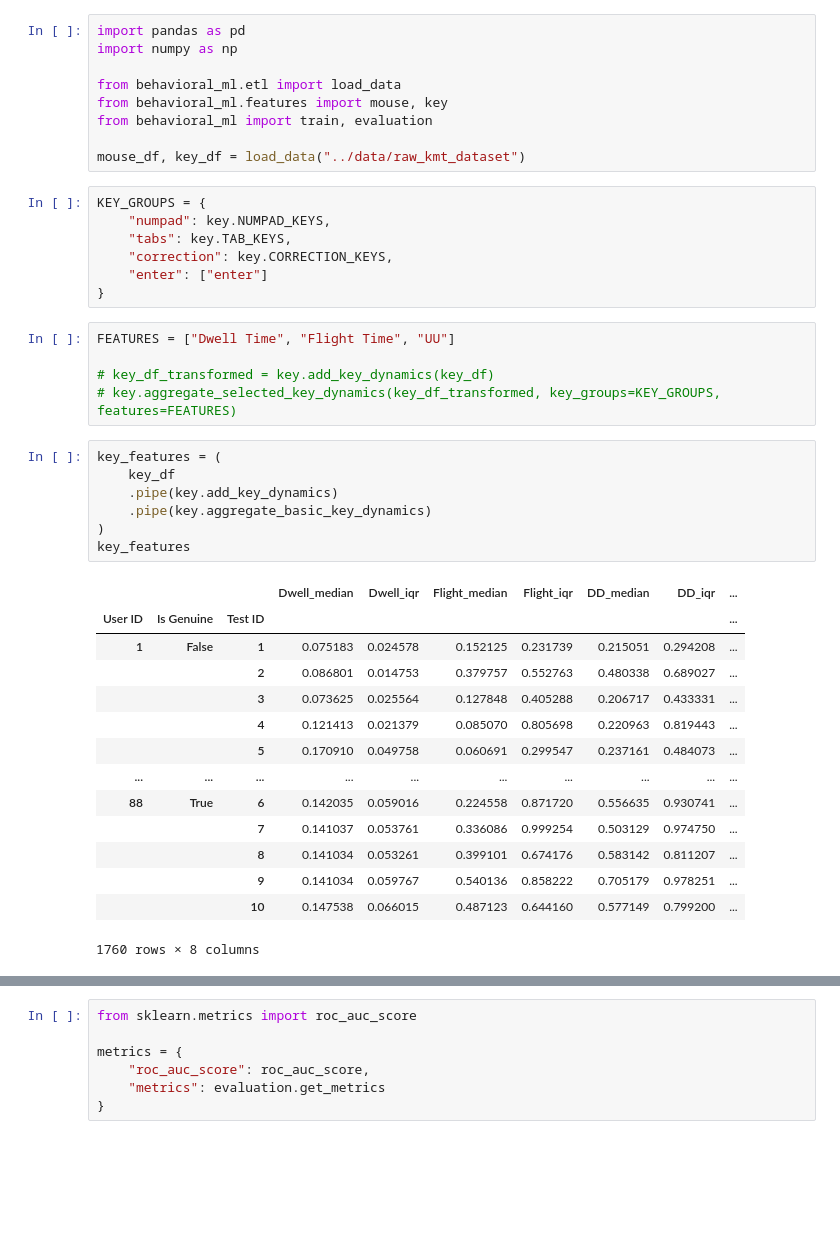
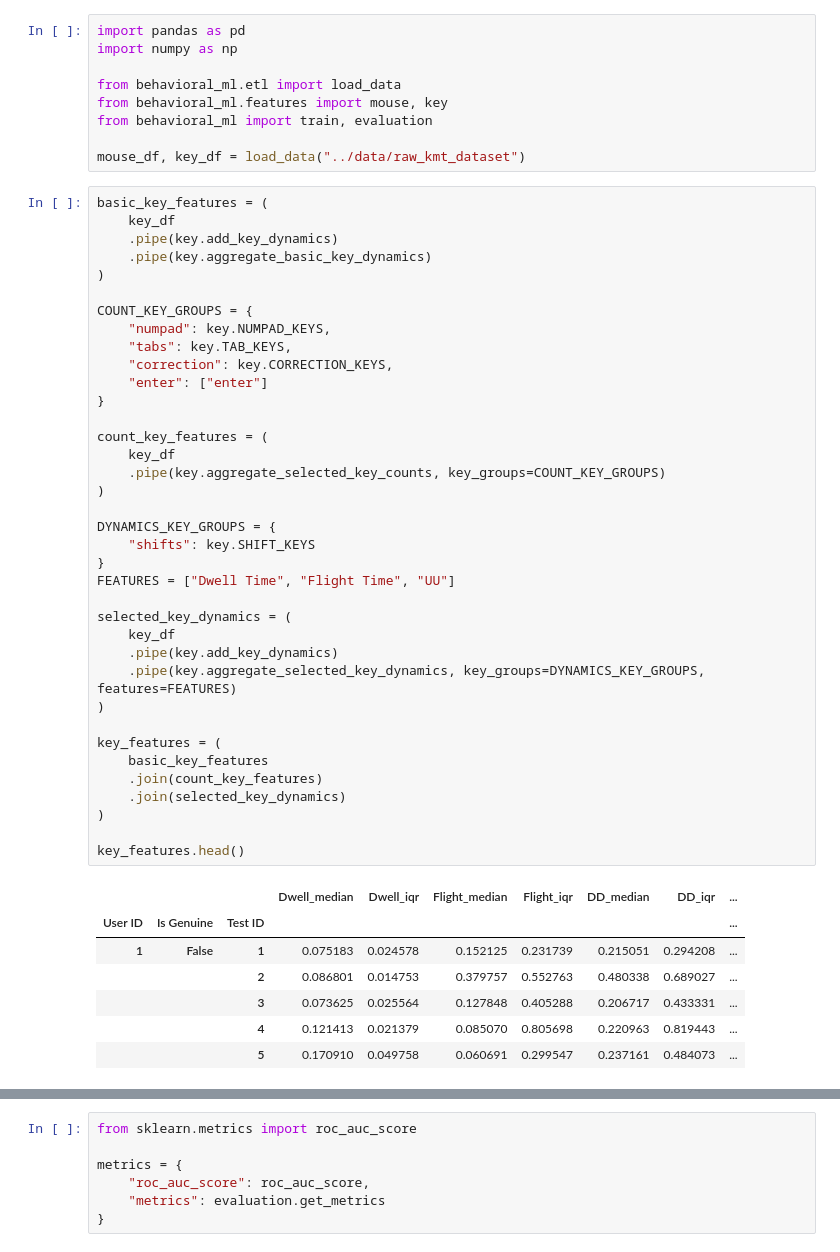
Before and after one commit to m-heldt/behavioral-ml, a Jupyter notebook: notebooks/models.ipynb, the cells around one changed output, grey strips where cells are left out. Cells and saved outputs as stored; diff of their text form; blank space fills up the shorter version.

```diff
--- a/notebooks/models.ipynb
+++ b/notebooks/models.ipynb
@@ -7,37 +7,48 @@ from behavioral_ml.features import mouse, key
 from behavioral_ml import train, evaluation
 
 mouse_df, key_df = load_data("../data/raw_kmt_dataset")
-# %%
-KEY_GROUPS = {
-    "numpad": key.NUMPAD_KEYS,
-    "tabs": key.TAB_KEYS,
-    "correction": key.CORRECTION_KEYS,
-    "enter": ["enter"]
-}
-# %%
-FEATURES = ["Dwell Time", "Flight Time", "UU"]
-
-# key_df_transformed = key.add_key_dynamics(key_df)
-# key.aggregate_selected_key_dynamics(key_df_transformed, key_groups=KEY_GROUPS, features=FEATURES)
 # %%
-key_features = (
+basic_key_features = (
     key_df
     .pipe(key.add_key_dynamics)
     .pipe(key.aggregate_basic_key_dynamics)
 )
-key_features
+
+COUNT_KEY_GROUPS = {
+    "numpad": key.NUMPAD_KEYS,
+    "tabs": key.TAB_KEYS,
+    "correction": key.CORRECTION_KEYS,
+    "enter": ["enter"]
+}
+
+count_key_features = (
+    key_df
+    .pipe(key.aggregate_selected_key_counts, key_groups=COUNT_KEY_GROUPS)
+)
+
+DYNAMICS_KEY_GROUPS = {
+    "shifts": key.SHIFT_KEYS
+}
+FEATURES = ["Dwell Time", "Flight Time", "UU"]
+
+selected_key_dynamics = (
+    key_df
+    .pipe(key.add_key_dynamics)
+    .pipe(key.aggregate_selected_key_dynamics, key_groups=DYNAMICS_KEY_GROUPS, features=FEATURES)
+)
+
+key_features = (
+    basic_key_features
+    .join(count_key_features)
+    .join(selected_key_dynamics)
+)
+
+key_features.head()
 # %% [output]
 |  |  |  | Dwell_median | Dwell_iqr | Flight_median | Flight_iqr | DD_median | DD_iqr | ... |
 | User ID | Is Genuine | Test ID |  |  |  |  |  |  | ... |
 | 1 | False | 1 | 0.075183 | 0.024578 | 0.152125 | 0.231739 | 0.215051 | 0.294208 | ... |
 |  |  | 2 | 0.086801 | 0.014753 | 0.379757 | 0.552763 | 0.480338 | 0.689027 | ... |
 |  |  | 3 | 0.073625 | 0.025564 | 0.127848 | 0.405288 | 0.206717 | 0.433331 | ... |
 |  |  | 4 | 0.121413 | 0.021379 | 0.085070 | 0.805698 | 0.220963 | 0.819443 | ... |
 |  |  | 5 | 0.170910 | 0.049758 | 0.060691 | 0.299547 | 0.237161 | 0.484073 | ... |
-| ... | ... | ... | ... | ... | ... | ... | ... | ... | ... |
-| 88 | True | 6 | 0.142035 | 0.059016 | 0.224558 | 0.871720 | 0.556635 | 0.930741 | ... |
-|  |  | 7 | 0.141037 | 0.053761 | 0.336086 | 0.999254 | 0.503129 | 0.974750 | ... |
-|  |  | 8 | 0.141034 | 0.053261 | 0.399101 | 0.674176 | 0.583142 | 0.811207 | ... |
-|  |  | 9 | 0.141034 | 0.059767 | 0.540136 | 0.858222 | 0.705179 | 0.978251 | ... |
-|  |  | 10 | 0.147538 | 0.066015 | 0.487123 | 0.644160 | 0.577149 | 0.799200 | ... |
-1760 rows × 8 columns
```
Also changed, not shown: parts of 13 cells of this notebook, 1 other file.
